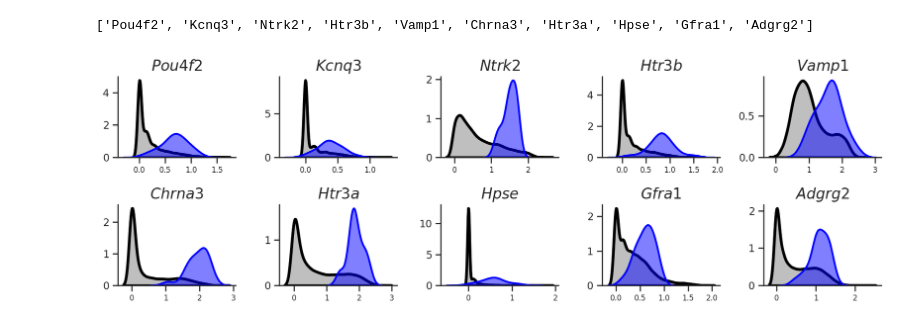
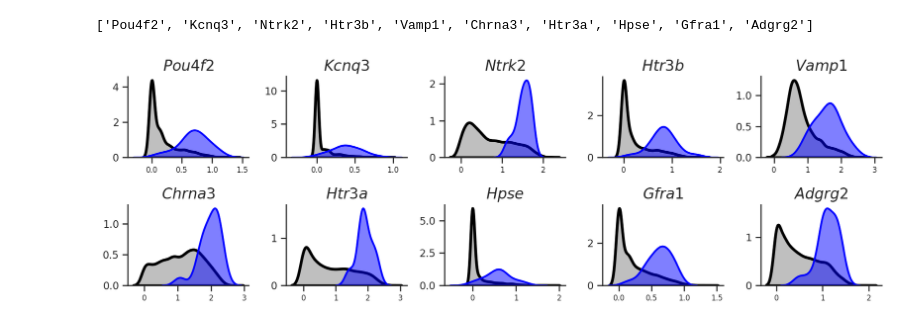
Before and after one commit to aifimmunology/spatial_drg_colon_bladder, a Jupyter notebook: notebooks/05_figures/02_marker-genes.ipynb, the cells around one changed output. Cells and saved outputs as stored; diff of their text form; code cells hidden in the pictures.

Commit message:
update marker gene plot

```diff
--- a/notebooks/05_figures/02_marker-genes.ipynb
+++ b/notebooks/05_figures/02_marker-genes.ipynb
@@ -357,15 +376,25 @@ print(top_genes_dual)
 # %% [output]
 [figure]
 ['Pou4f2', 'Kcnq3', 'Ntrk2', 'Htr3b', 'Vamp1', 'Chrna3', 'Htr3a', 'Hpse', 'Gfra1', 'Adgrg2']
+# %%
+fig = kde_grid_plot(
+    adata_CGRPg,
+    genes=top_genes_dual,
+    group_col="EGFP_dTomato_dual_hi",
+    ncols=5,
+    figsize=(12, 4),
+    gene_fontsize = 16
+)
+plt.savefig(os.path.join(plot_out_dir, "dual_postive_comparison_CGRPgamma_top10_5cols.pdf"), format='pdf', bbox_inches='tight')
+# %% [output]
+[figure, added]
 # %%
-fig = kde_grid_plot(
-    adata,
-    genes=top_genes_dual,
-    group_col="EGFP_dTomato_dual_hi",
-    ncols=5,
-    figsize=(12, 4),
-    gene_fontsize = 16
-)
-plt.savefig(os.path.join(plot_out_dir, "dual_postive_comparison_CGRPgamma_top10_5cols.pdf"), format='pdf', bbox_inches='tight')
+# fig = kde_grid_plot(
+#     adata,
+#     genes=top_genes_dual,
+#     group_col="EGFP_dTomato_dual_hi",
+#     ncols=5,
+#     figsize=(12, 4),
+#     gene_fontsize = 16
+# )
+# plt.savefig(os.path.join(plot_out_dir, "dual_postive_comparison_CGRPgamma_top10_5cols.pdf"), format='pdf', bbox_inches='tight')
-# %% [output]
-[figure, removed]
```
Also changed, not shown: parts of 4 cells of this notebook.
